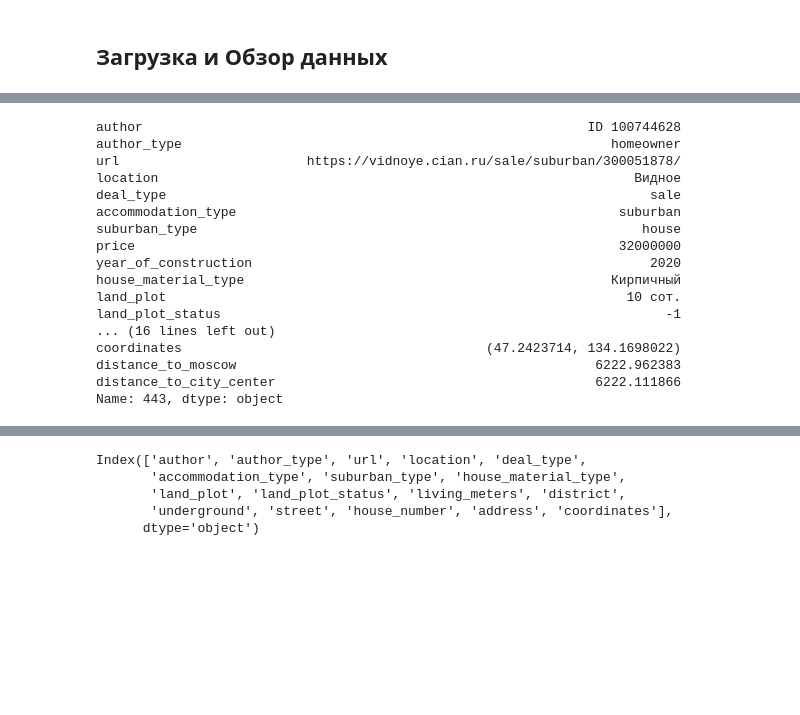
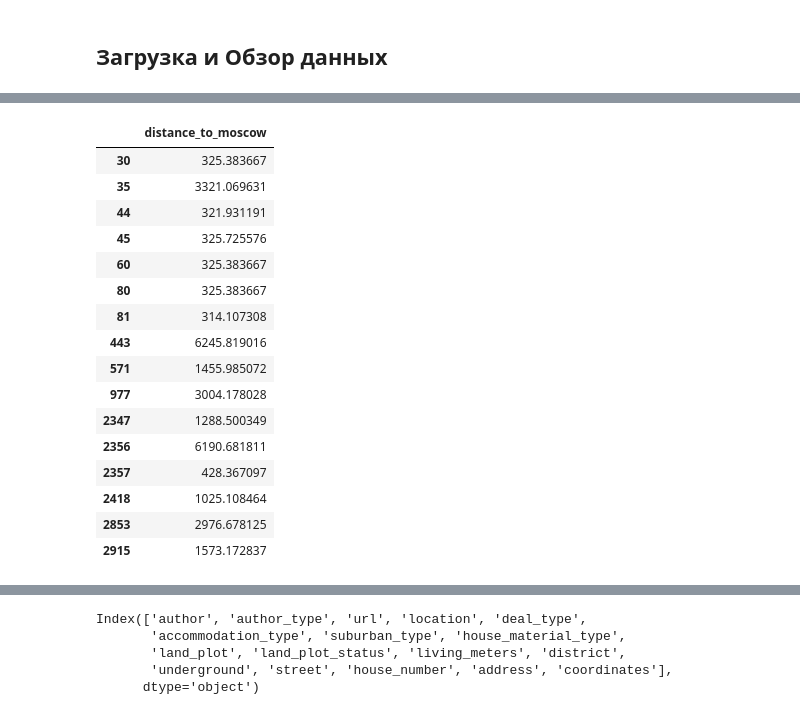
Before and after one commit to FedorSafonov/Predicting-the-value-of-real-estate-in-the-Moscow-region, a Jupyter notebook: project.ipynb, the cells around one changed output, grey strips where cells are left out. Saved outputs shown, nothing was run; the diff lists cells and outputs as text; code cells hidden in the pictures; blank space fills up the shorter version.

```diff
--- a/project.ipynb
+++ b/project.ipynb
@@ -145,7 +146,7 @@ def convert_coords(coords):
 # %%
 df['coordinates'] = df['coordinates'].apply(convert_coords)
 # %%
-def get_city_center(city_name):
+def get_city_center(city_name, add_location = False, location='Москва'):
     """
     Получает координаты центра населённого пункта.
 
@@ -155,9 +156,40 @@ def get_city_center(city_name):
     Returns:
         tuple: Координаты (latitude, longitude) центра населённого пункта, если найдены, иначе None.
     """
+    MO = 'Московская область, '
+
     try:
-        city_center = geolocator.geocode(city_name)
-        return (city_center.latitude, city_center.longitude)
+        city_center = geolocator.geocode(MO+city_name)
+        if (city_center is not None and
+            city_center.latitude < 57
+            and city_center.latitude >= 54.2
+            and city_center.longitude >= 35.12
+            and city_center.longitude <= 40.2):
+            return (city_center.latitude, city_center.longitude)
+
+        else:
+            if add_location == True:
+                city_center = geolocator.geocode(MO+location+', '+city_name)
+                if (city_center is not None and
+                    city_center.latitude < 57
+                    and city_center.latitude >= 54.2
+                    and city_center.longitude >= 35.12
+                    and city_center.longitude <= 40.2):
+                    return (city_center.latitude, city_center.longitude)
+
+                else:
+                    city_center = geolocator.geocode(location+', '+city_name)
+                    if (city_center is not None and
+                        city_center.latitude < 57
+                        and city_center.latitude >= 54.2
+                        and city_center.longitude >= 35.12
+                        and city_center.longitude <= 40.2):
+                        return (city_center.latitude, city_center.longitude)
+
+                    else:
+                            return None
+            else:
+                    return None
     except:
         return None
 
@@ -261,20 +314,21 @@ Location(Центральная улица, Видное, сельское по
-# %%
-df.loc[443]
-# %% [output]
-author                                                         ID 100744628
-author_type                                                       homeowner
-url                        https://vidnoye.cian.ru/sale/suburban/300051878/
-location                                                             Видное
-deal_type                                                              sale
-accommodation_type                                                 suburban
-suburban_type                                                         house
-price                                                              32000000
-year_of_construction                                                   2020
-house_material_type                                               Кирпичный
-land_plot                                                           10 сот.
-land_plot_status                                                         -1
-... (16 lines left out)
-coordinates                                       (47.2423714, 134.1698022)
-distance_to_moscow                                              6222.962383
-distance_to_city_center                                         6222.111866
-Name: 443, dtype: object
+# %%
+uncorrect_cords = df.loc[df['distance_to_moscow'] > 170]
+uncorrect_cords[['distance_to_moscow']]
+# %% [output]
+|  | distance_to_moscow |
+| 30 | 325.383667 |
+| 35 | 3321.069631 |
+| 44 | 321.931191 |
+| 45 | 325.725576 |
+| 60 | 325.383667 |
+| 80 | 325.383667 |
+| 81 | 314.107308 |
+| 443 | 6245.819016 |
+| 571 | 1455.985072 |
+| 977 | 3004.178028 |
+| 2347 | 1288.500349 |
+| 2356 | 6190.681811 |
+| 2357 | 428.367097 |
+| 2418 | 1025.108464 |
+| 2853 | 2976.678125 |
+| 2915 | 1573.172837 |
```
Also changed, not shown: parts of 22 cells of this notebook, 4 other files.
